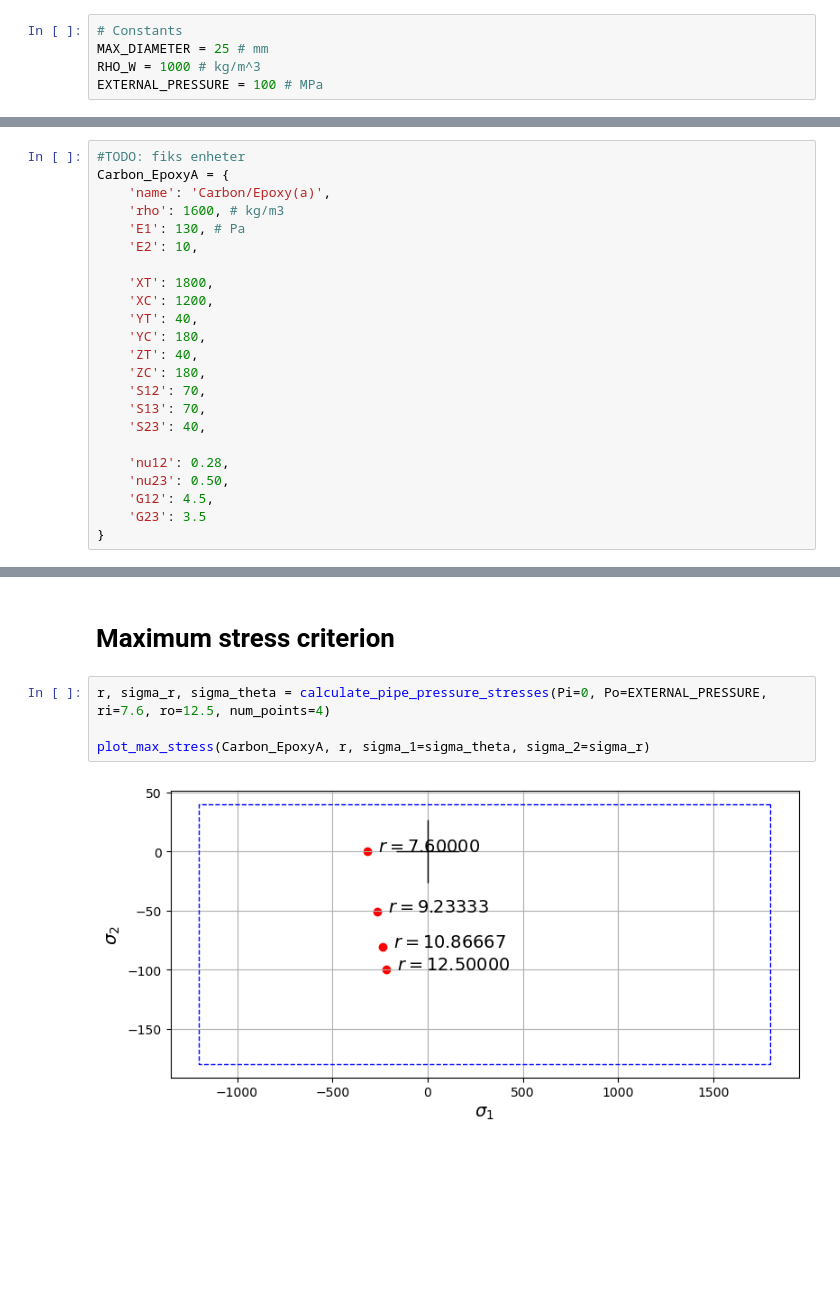
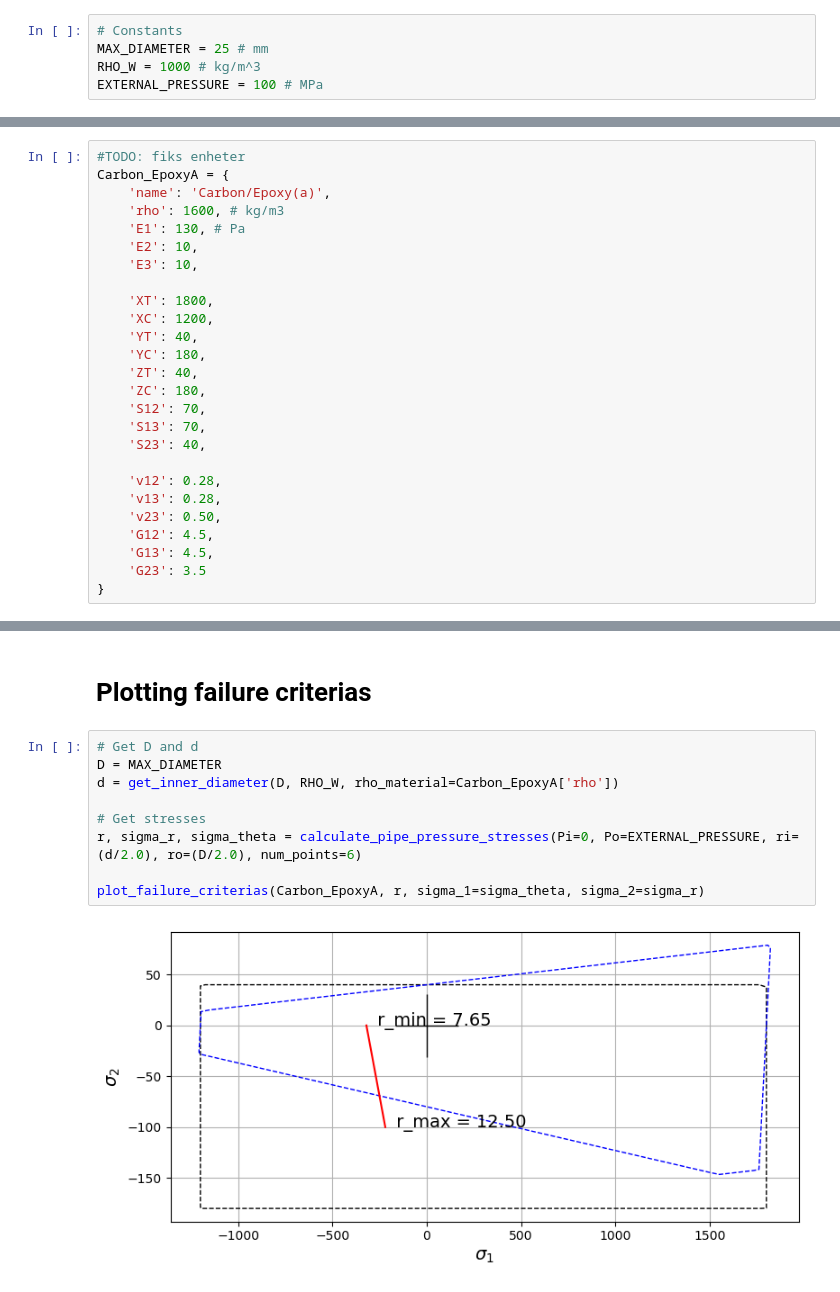
Before and after one commit to Hakonimatata/Lettvekt-Design, a Jupyter notebook: A2/A2_testing.ipynb, the cells around one changed output, grey strips where cells are left out. Cells and saved outputs as stored; diff of their text form; blank space fills up the shorter version.

```diff
--- a/A2/A2_testing.ipynb
+++ b/A2/A2_testing.ipynb
@@ -102,6 +162,7 @@ Carbon_EpoxyA = {
     'rho': 1600, # kg/m3
     'E1': 130, # Pa
     'E2': 10,
+    'E3': 10,
 
     'XT': 1800,
     'XC': 1200,
@@ -113,9 +174,11 @@ Carbon_EpoxyA = {
     'S13': 70,
     'S23': 40,
 
-    'nu12': 0.28,
-    'nu23': 0.50,
+    'v12': 0.28,
+    'v13': 0.28,
+    'v23': 0.50,
     'G12': 4.5,
+    'G13': 4.5,
     'G23': 3.5
 }
 # %% [markdown]
@@ -143,11 +218,16 @@ plt.grid()
 plt.show()
 # %% [output]
 [figure]
-# %% [markdown]
-# Maximum stress criterion
+# %% [markdown]
+# Plotting failure criterias
 # %%
-r, sigma_r, sigma_theta = calculate_pipe_pressure_stresses(Pi=0, Po=EXTERNAL_PRESSURE, ri=7.6, ro=12.5, num_points=4)
+# Get D and d
+D = MAX_DIAMETER
+d = get_inner_diameter(D, RHO_W, rho_material=Carbon_EpoxyA['rho'])
 
-plot_max_stress(Carbon_EpoxyA, r, sigma_1=sigma_theta, sigma_2=sigma_r)
+# Get stresses
+r, sigma_r, sigma_theta = calculate_pipe_pressure_stresses(Pi=0, Po=EXTERNAL_PRESSURE, ri=(d/2.0), ro=(D/2.0), num_points=6)
+
+plot_failure_criterias(Carbon_EpoxyA, r, sigma_1=sigma_theta, sigma_2=sigma_r)
 # %% [output]
-[figure, old version]
+[figure, new version]
```
Also changed, not shown: parts of 3 cells of this notebook.
